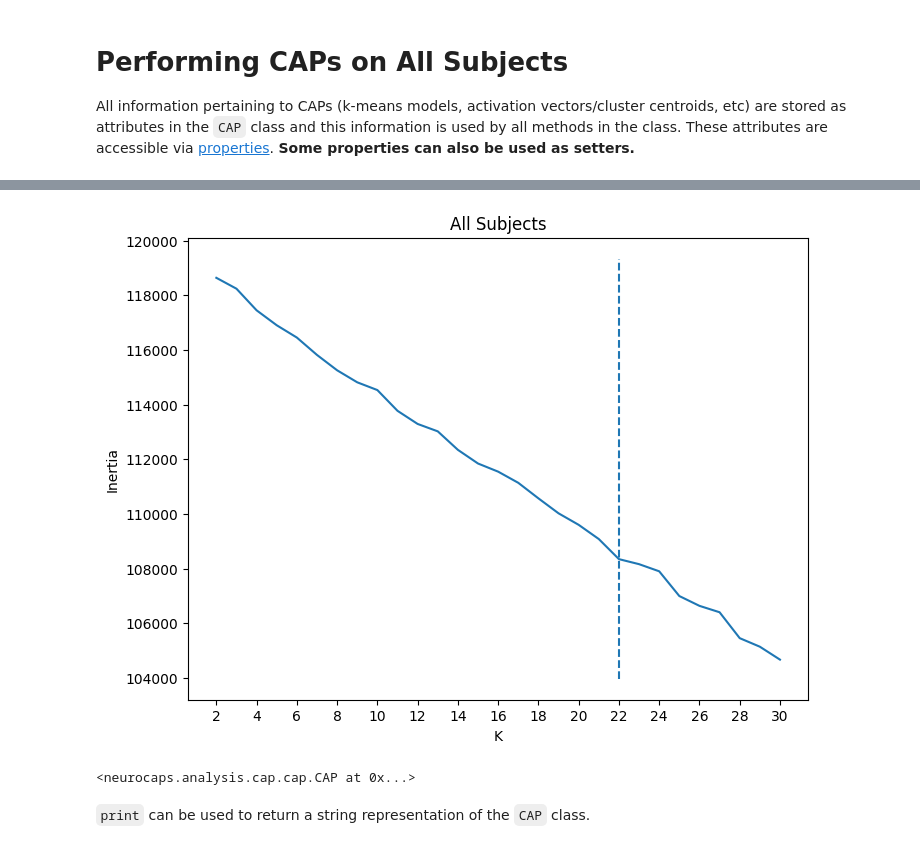
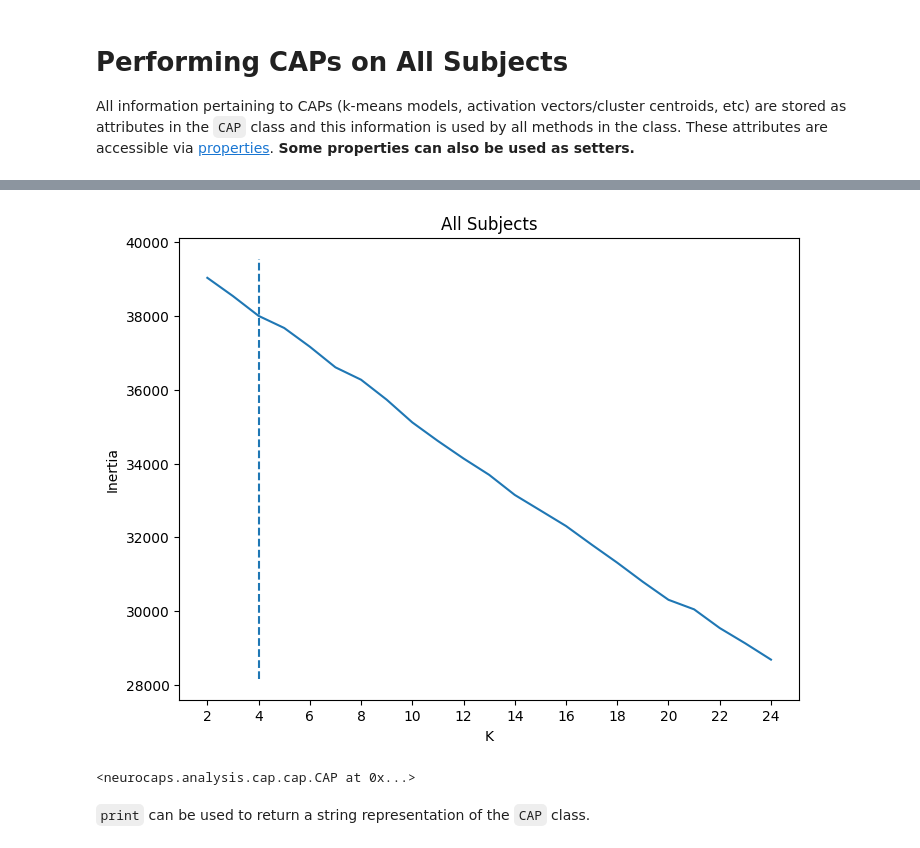
Before and after one commit to donishadsmith/neurocaps, a Jupyter notebook: docs/tutorials/tutorial-2.ipynb, the cells around one changed output, grey strips where cells are left out. Saved outputs shown, nothing was run; the diff lists cells and outputs as text; code cells hidden in the pictures.

```diff
--- a/docs/tutorials/tutorial-2.ipynb
+++ b/docs/tutorials/tutorial-2.ipynb
@@ -66,7 +65,8 @@ plot_kwargs = {**PlotDefaults.get_caps(), "step": 2}
 
 cap_analysis.get_caps(
     subject_timeseries=extractor.subject_timeseries,
-    n_clusters=range(2, 31),
+    n_clusters=range(2, 25),
+    random_state=0,
     cluster_selection_method="elbow",
     show_figs=True,
     progress_bar=False,
@@ -78,4 +78,4 @@ cap_analysis.get_caps(
-[figure, old version]
+[figure, new version]
 <neurocaps.analysis.cap.cap.CAP at 0x...>
 # %% [markdown]
 ``print`` can be used to return a string representation of the ``CAP`` class.
```
Also changed, not shown: parts of 13 cells of this notebook, 3 other files.
